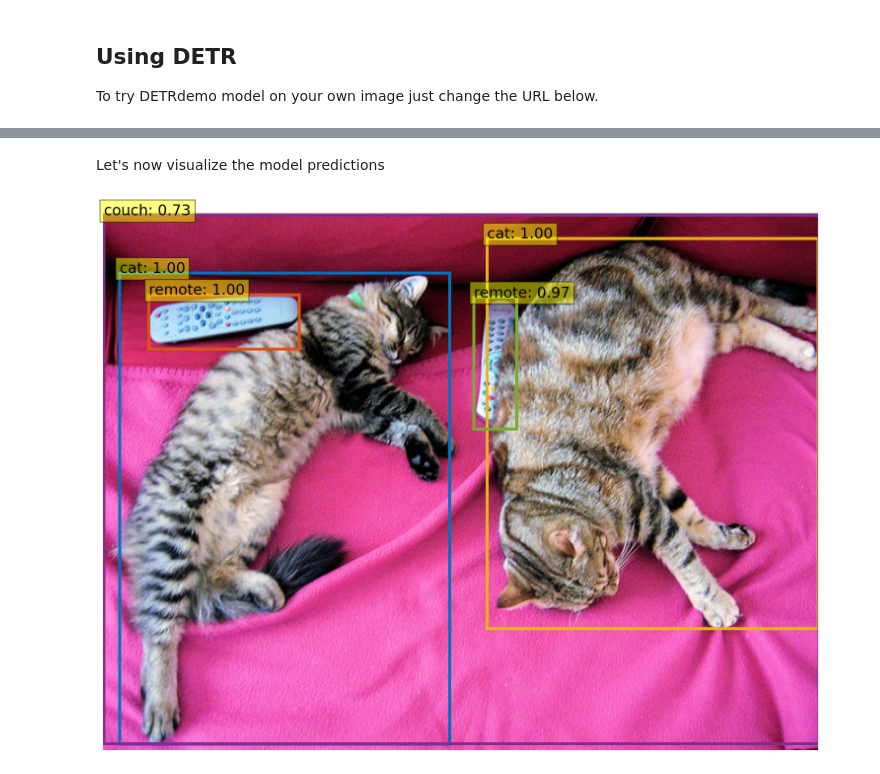
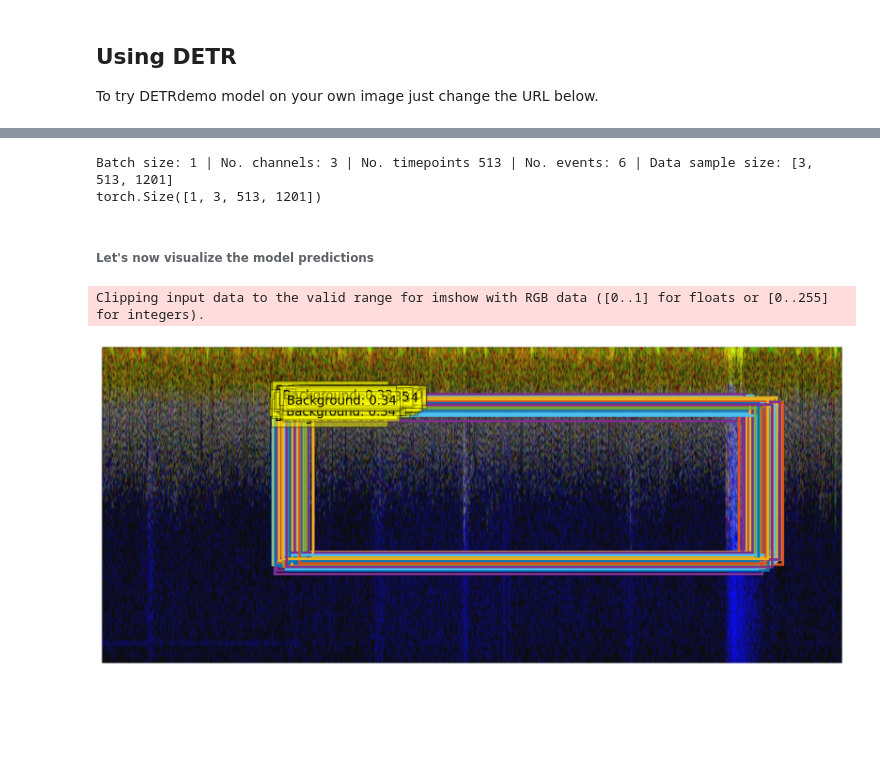
Before and after one commit to YishiChen/sleep-project_grp4, a Jupyter notebook: detr-main/detr_demo.ipynb, the cells around one changed output, grey strips where cells are left out. Saved outputs shown, nothing was run; the diff lists cells and outputs as text; code cells hidden in the pictures; blank space fills up the shorter version.

```diff
--- a/detr-main/detr_demo.ipynb
+++ b/detr-main/detr_demo.ipynb
@@ -101,8 +103,9 @@ Let's construct the model with 80 COCO output classes + 1 ⦰ "no object" class
 The weights are saved in half precision to save bandwidth without hurting model accuracy.
 # %%
 detr = DETRdemo(num_classes=91)
-state_dict = torch.hub.load_state_dict_from_url(
-    url='https://dl.fbaipublicfiles.com/detr/detr_demo-da2a99e9.pth',
-    map_location='cpu', check_hash=True)
-detr.load_state_dict(state_dict)
+detr = DETRdemo(num_classes=1)
+#state_dict = torch.hub.load_state_dict_from_url(
+#    url='https://dl.fbaipublicfiles.com/detr/detr_demo-da2a99e9.pth',
+#    map_location='cpu', check_hash=True)
+#detr.load_state_dict(state_dict)
 detr.eval();
@@ -162,8 +163,9 @@ Let's put everything together in a `detect` function:
 # %%
 def detect(im, model, transform):
     # mean-std normalize the input image (batch-size: 1)
-    img = transform(im).unsqueeze(0)
 
+    #img = transform(im).unsqueeze(0)
+    img = im
     # demo model only support by default images with aspect ratio between 0.5 and 2
     # if you want to use images with an aspect ratio outside this range
     # rescale your image so that the maximum size is at most 1333 for best results
@@ -174,16 +176,11 @@ def detect(im, model, transform):
 
     # keep only predictions with 0.7+ confidence
     probas = outputs['pred_logits'].softmax(-1)[0, :, :-1]
-    keep = probas.max(-1).values > 0.7
-
+    keep = probas.max(-1).values > 0.0
     # convert boxes from [0; 1] to image scales
-    bboxes_scaled = rescale_bboxes(outputs['pred_boxes'][0, keep], im.size)
+    bboxes_scaled = rescale_bboxes(outputs['pred_boxes'][0, keep], [im.shape[3],im.shape[2]])
+    #bboxes_scaled = outputs['pred_boxes'][0, keep]
     return probas[keep], bboxes_scaled
 # %% [markdown]
 ## Using DETR
 To try DETRdemo model on your own image just change the URL below.
-# %%
-url = 'http://images.cocodataset.org/val2017/000000039769.jpg'
-im = Image.open(requests.get(url, stream=True).raw)
-
-scores, boxes = detect(im, detr, transform)
@@ -190,20 +235,41 @@ scores, boxes = detect(im, detr, transform)
+# %%
+# The dataloaders are generators, ie. we can iterate over them using a for-loop.
+for i, (data, events, records, *_) in enumerate(train_dl):
+    if i < 1:
+        print(f'Batch size: {data.shape[0]} | No. channels: {data.shape[1]} | No. timepoints {data.shape[2]} | No. events: {sum([ev.shape[0] for ev in events])} | Data sample size: {list(data.shape[1:])} ')
+        im = data
+        break
+#im = im.permute((2, 1, 0))
+
+#url = 'http://images.cocodataset.org/val2017/000000039769.jpg'
+#im = Image.open(requests.get(url, stream=True).raw)
+#print(im.shape)
+print(im.shape)
+
+scores, boxes = detect(im, detr, transform)
+# %% [output]
+Batch size: 1 | No. channels: 3 | No. timepoints 513 | No. events: 6 | Data sample size: [3, 513, 1201]
+torch.Size([1, 3, 513, 1201])
 # %% [markdown]
-Let's now visualize the model predictions
+###### Let's now visualize the model predictions
 # %%
 def plot_results(pil_img, prob, boxes):
+    pil_img = pil_img[0]
+    pil_img = pil_img.permute((1,2,0))
     plt.figure(figsize=(16,10))
     plt.imshow(pil_img)
     ax = plt.gca()
     for p, (xmin, ymin, xmax, ymax), c in zip(prob, boxes.tolist(), COLORS * 100):
         ax.add_patch(plt.Rectangle((xmin, ymin), xmax - xmin, ymax - ymin,
                                    fill=False, color=c, linewidth=3))
         cl = p.argmax()
         text = f'{CLASSES[cl]}: {p[cl]:0.2f}'
         ax.text(xmin, ymin, text, fontsize=15,
                 bbox=dict(facecolor='yellow', alpha=0.5))
     plt.axis('off')
     plt.show()
 
 plot_results(im, scores, boxes)
 # %% [output]
+Clipping input data to the valid range for imshow with RGB data ([0..1] for floats or [0..255] for integers).
-[figure, old version]
+[figure, new version]
```
Also changed, not shown: parts of 4 cells of this notebook, 4 other files.
